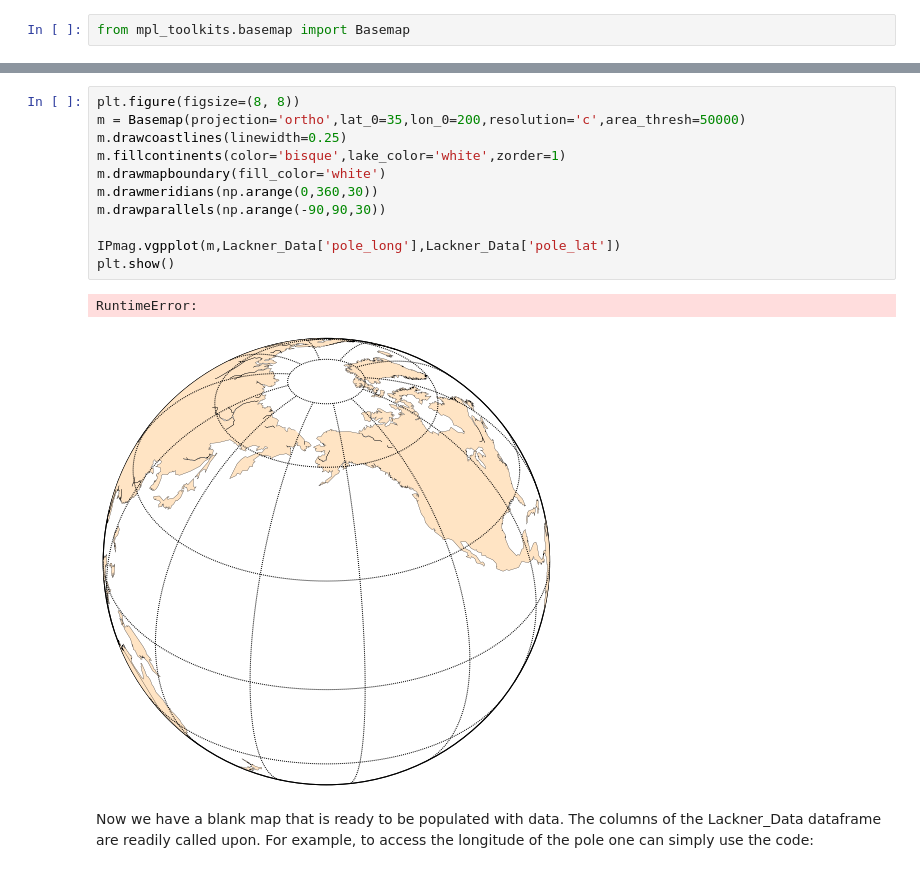
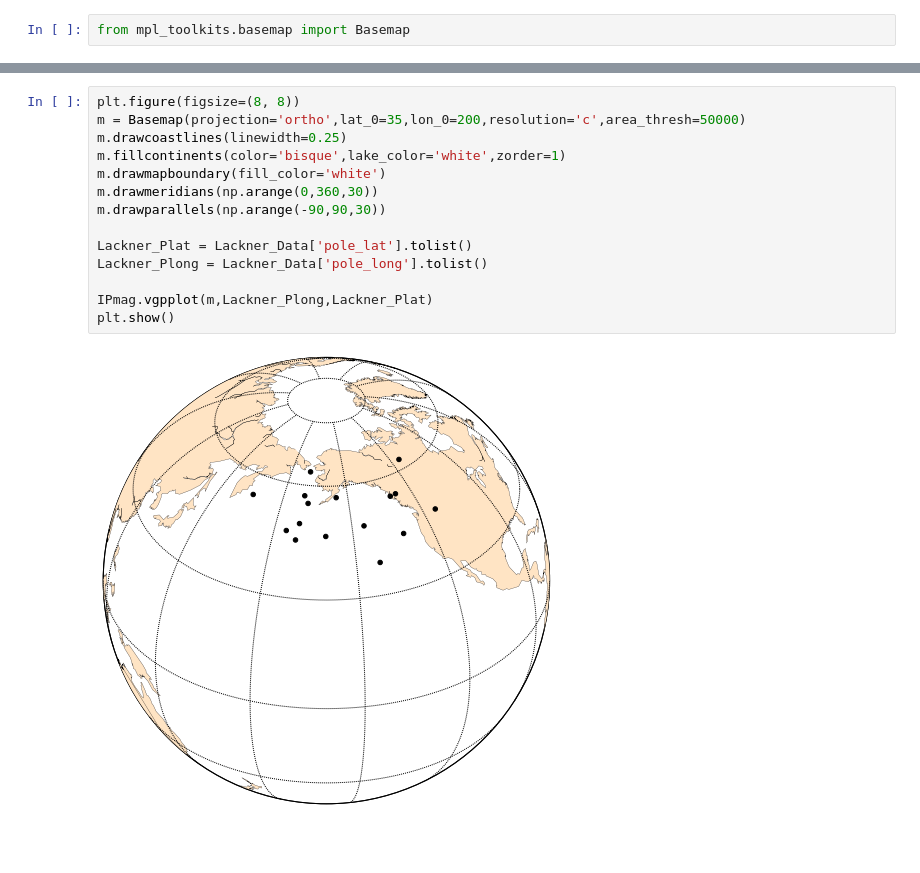
Before and after one commit to Swanson-Hysell/PmagPy_IPython, a Jupyter notebook: IPmag_examples.ipynb, the cells around one changed output, grey strips where cells are left out. Saved outputs shown, nothing was run; the diff lists cells and outputs as text; blank space fills up the shorter version.

Commit message:
Add mean pole plot example

```diff
--- a/IPmag_examples.ipynb
+++ b/IPmag_examples.ipynb
@@ -179,16 +206,16 @@ The basemap is highly customizable. A view from space type projection ('ortho')
 # %%
 plt.figure(figsize=(8, 8))
 m = Basemap(projection='ortho',lat_0=35,lon_0=200,resolution='c',area_thresh=50000)
 m.drawcoastlines(linewidth=0.25)
 m.fillcontinents(color='bisque',lake_color='white',zorder=1)
 m.drawmapboundary(fill_color='white')
 m.drawmeridians(np.arange(0,360,30))
 m.drawparallels(np.arange(-90,90,30))
 
-IPmag.vgpplot(m,Lackner_Data['pole_long'],Lackner_Data['pole_lat'])
+Lackner_Plat = Lackner_Data['pole_lat'].tolist()
+Lackner_Plong = Lackner_Data['pole_long'].tolist()
+
+IPmag.vgpplot(m,Lackner_Plong,Lackner_Plat)
 plt.show()
 # %% [output]
-RuntimeError:
-[figure, old version]
+[figure, new version]
-# %% [markdown]
-Now we have a blank map that is ready to be populated with data. The columns of the Lackner_Data dataframe are readily called upon. For example, to access the longitude of the pole one can simply use the code:
```
Also changed, not shown: parts of 29 cells of this notebook.
